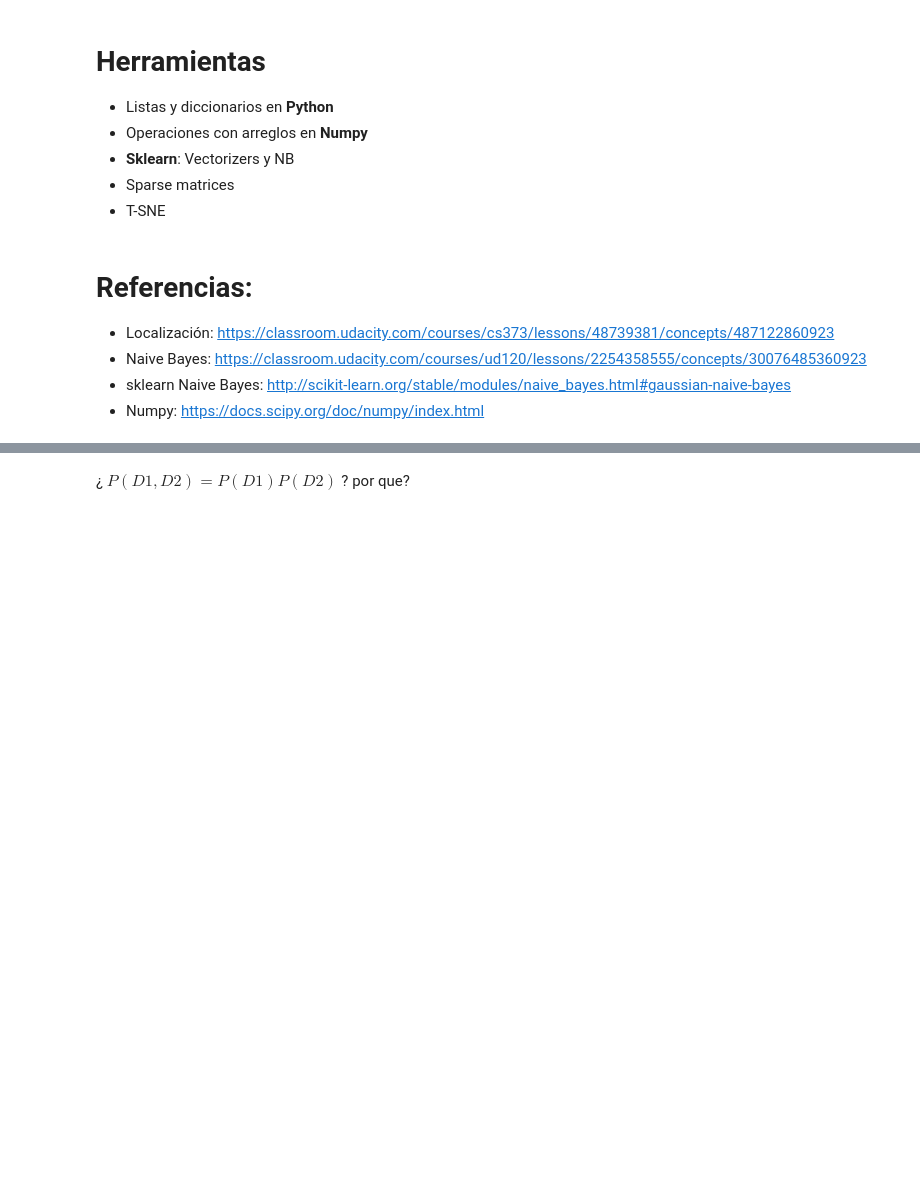
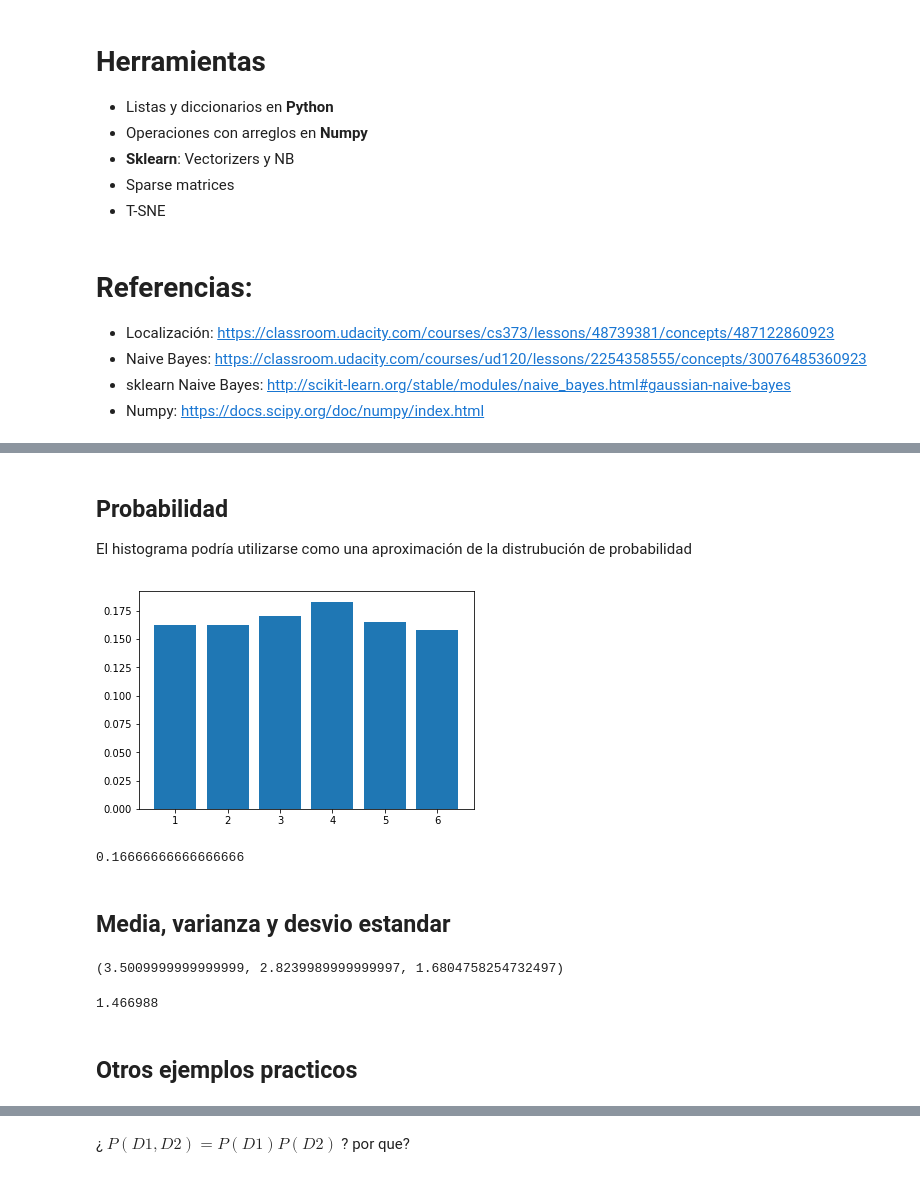
Before and after one commit to lab-ml-itba/Intro-Probabilidad, a Jupyter notebook: 1-Intro_Probabilidad.ipynb, the cells around one changed output, grey strips where cells are left out. Saved outputs shown, nothing was run; the diff lists cells and outputs as text; code cells hidden in the pictures; blank space fills up the shorter version.

```diff
--- a/1-Intro_Probabilidad.ipynb
+++ b/1-Intro_Probabilidad.ipynb
@@ -41,0 +131,24 @@ conda env export > mllab.yml
+# %% [markdown]
+## Probabilidad
+
+El histograma podría utilizarse como una aproximación de la distrubución de probabilidad
+# %%
+plt.bar(espacio_muestral_d1, np.array(histog)/len(tirada_de_dados))
+plt.show()
+print(1/6)
+# %% [output]
+[figure, added]
+0.16666666666666666
+# %% [markdown]
+## Media, varianza y desvio estandar
+# %%
+tirada_de_dados.mean(), tirada_de_dados.var(), tirada_de_dados.std()
+# %% [output]
+(3.5009999999999999, 2.8239989999999997, 1.6804758254732497)
+# %%
+# Desviación media. Raramente usada. La STD por estar al cuadrado, pesa mas las muestras mas lejanas
+abs(tirada_de_dados - tirada_de_dados.mean()).sum()/len(tirada_de_dados)
+# %% [output]
+1.466988
+# %% [markdown]
+## Otros ejemplos practicos
```
Also changed, not shown: parts of 52 cells of this notebook, 6 other files.
